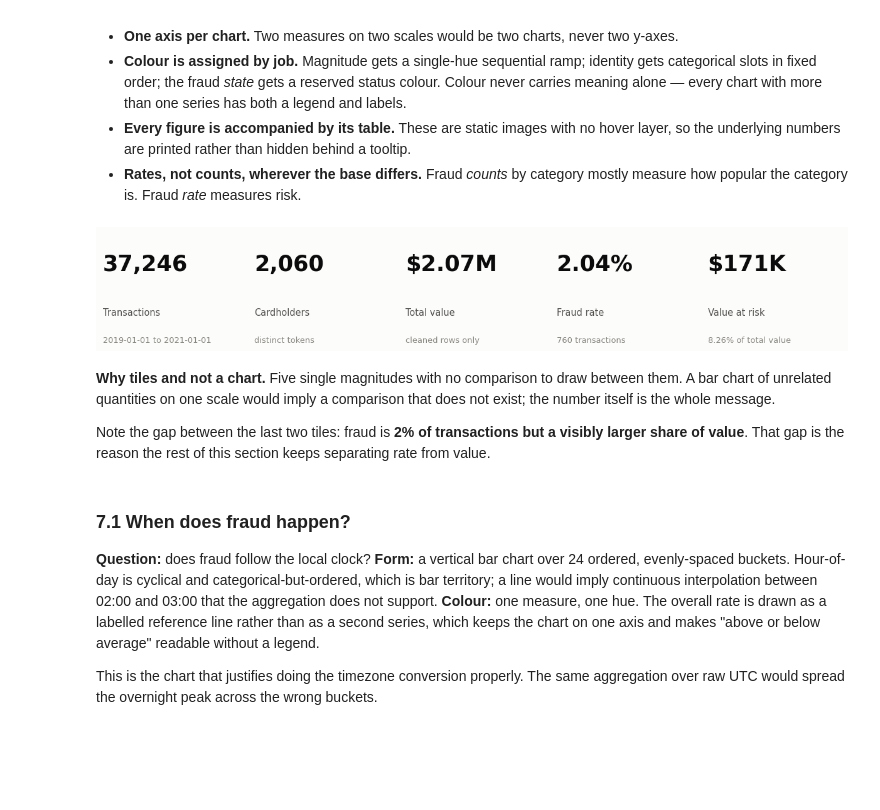
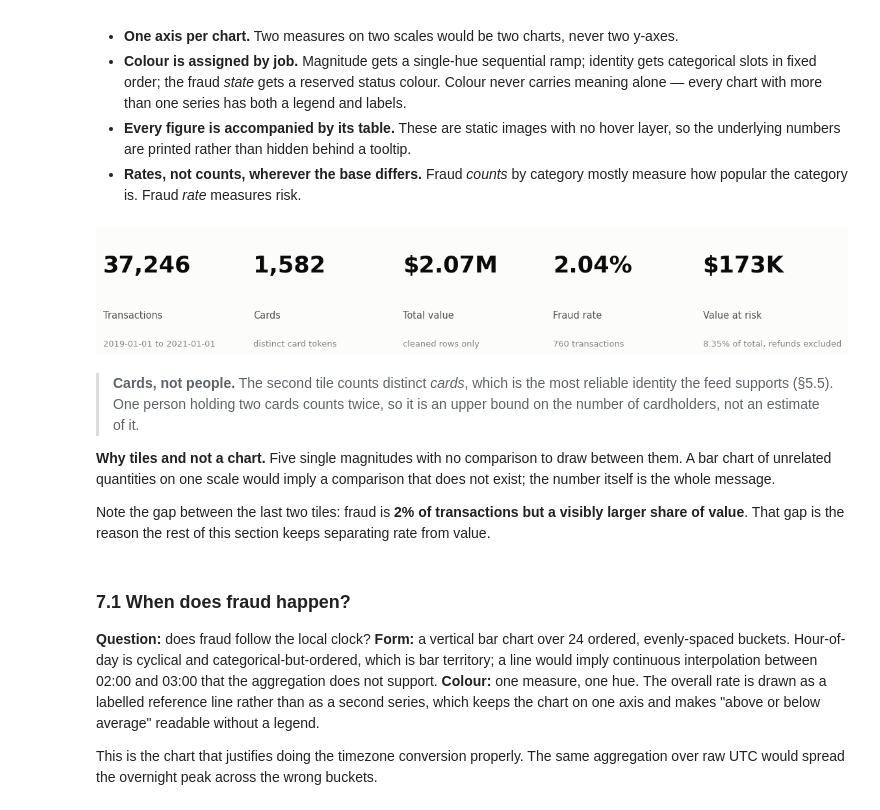
Before and after one commit to rongshiu/paynet_iv, a Jupyter notebook: notebooks/01_credit_card_transactions.ipynb, the cells around one changed output. Saved outputs shown, nothing was run; the diff lists cells and outputs as text; code cells hidden in the pictures; blank space fills up the shorter version.

```diff
--- a/notebooks/01_credit_card_transactions.ipynb
+++ b/notebooks/01_credit_card_transactions.ipynb
@@ -1662,32 +1915,37 @@ form is a decision and not a default. A few conventions hold throughout:
 # %%
 # Shared helper: fraud rate plus the base it is computed from. The base matters —
 # a 40% fraud rate over five transactions is noise, and the table has to show it.
 def fraud_rate_by(frame, col, min_base=50):
     pdf = (
         frame.groupBy(col)
         .agg(F.count("*").alias("txns"),
              F.sum("is_fraud").alias("fraud_txns"),
-             F.sum(F.when(F.col("is_fraud") == 1, F.col("amt")).otherwise(0.0)).alias("fraud_amt"),
+             F.sum(F.when((F.col("is_fraud") == 1) & (F.col("amt") > 0), F.col("amt"))
+                   .otherwise(0.0)).alias("fraud_amt"),   # positive only — see the KPI cell
              F.avg("amt").alias("avg_amt"))
         .toPandas()
     )
     pdf["fraud_rate"] = pdf["fraud_txns"] / pdf["txns"]
     pdf["reliable"] = pdf["txns"] >= min_base
     return pdf
 
 
 fig = vz.stat_tiles([
     ("Transactions",      f"{int(kpi['txns']):,}",        f"{kpi['from_date']} to {kpi['to_date']}"),
-    ("Cardholders",       f"{int(kpi['customers']):,}",   "distinct tokens"),
+    ("Cards",             f"{int(kpi['cards']):,}",       "distinct card tokens"),
     ("Total value",       f"${kpi['total_amt']/1e6:,.2f}M", "cleaned rows only"),
     ("Fraud rate",        f"{OVERALL_FRAUD_RATE:.2%}",    f"{int(kpi['fraud_txns']):,} transactions"),
-    ("Value at risk",     f"${kpi['fraud_amt']/1e3:,.0f}K", f"{kpi['fraud_amt']/kpi['total_amt']:.2%} of total value"),
+    ("Value at risk",     f"${kpi['fraud_amt']/1e3:,.0f}K", f"{kpi['fraud_amt']/kpi['total_amt']:.2%} of total, refunds excluded"),
 ])
 vz.save(fig, "02_kpi_tiles")
 plt.show()
 # %% [output]
-[figure, old version]
+[figure, new version]
 # %% [markdown]
+> **Cards, not people.** The second tile counts distinct *cards*, which is the most reliable
+> identity the feed supports (§5.5). One person holding two cards counts twice, so it is an
+> upper bound on the number of cardholders, not an estimate of it.
+
 **Why tiles and not a chart.** Five single magnitudes with no comparison to draw between them. A bar
 chart of unrelated quantities on one scale would imply a comparison that does not exist; the number
 itself is the whole message.
```
Also changed, not shown: parts of 28 cells of this notebook, 1 other file.
